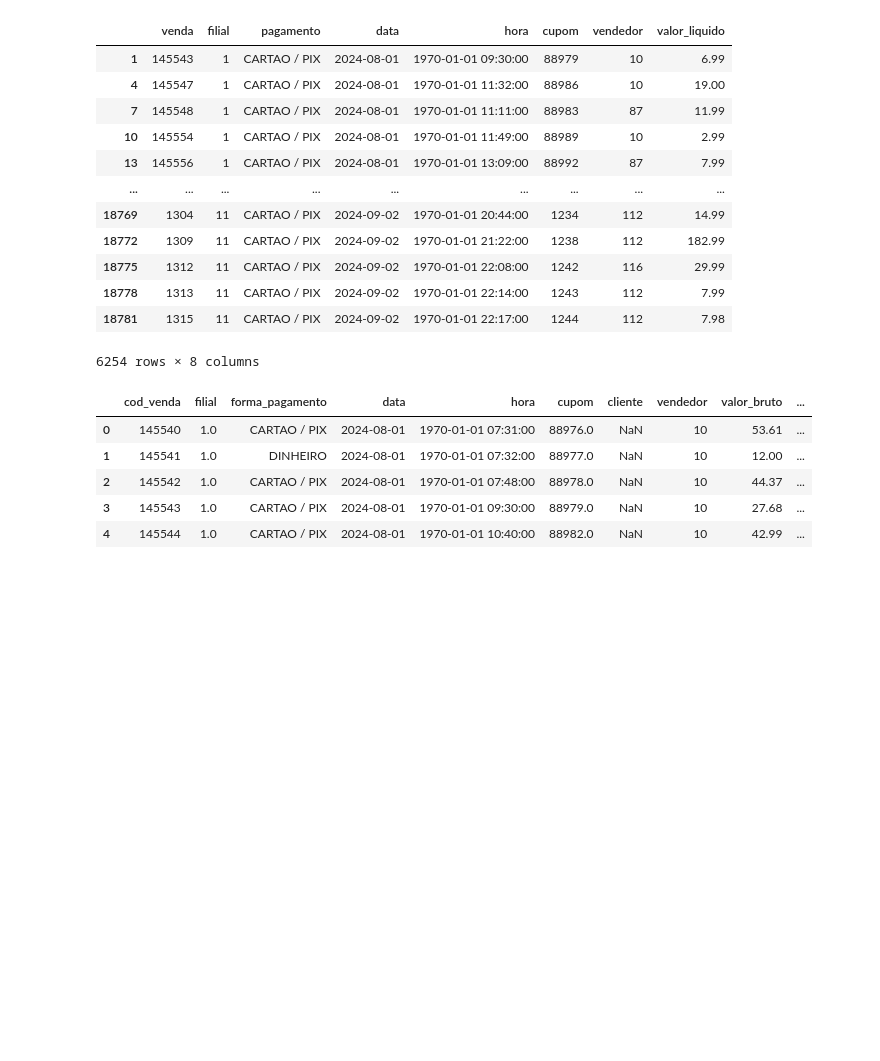
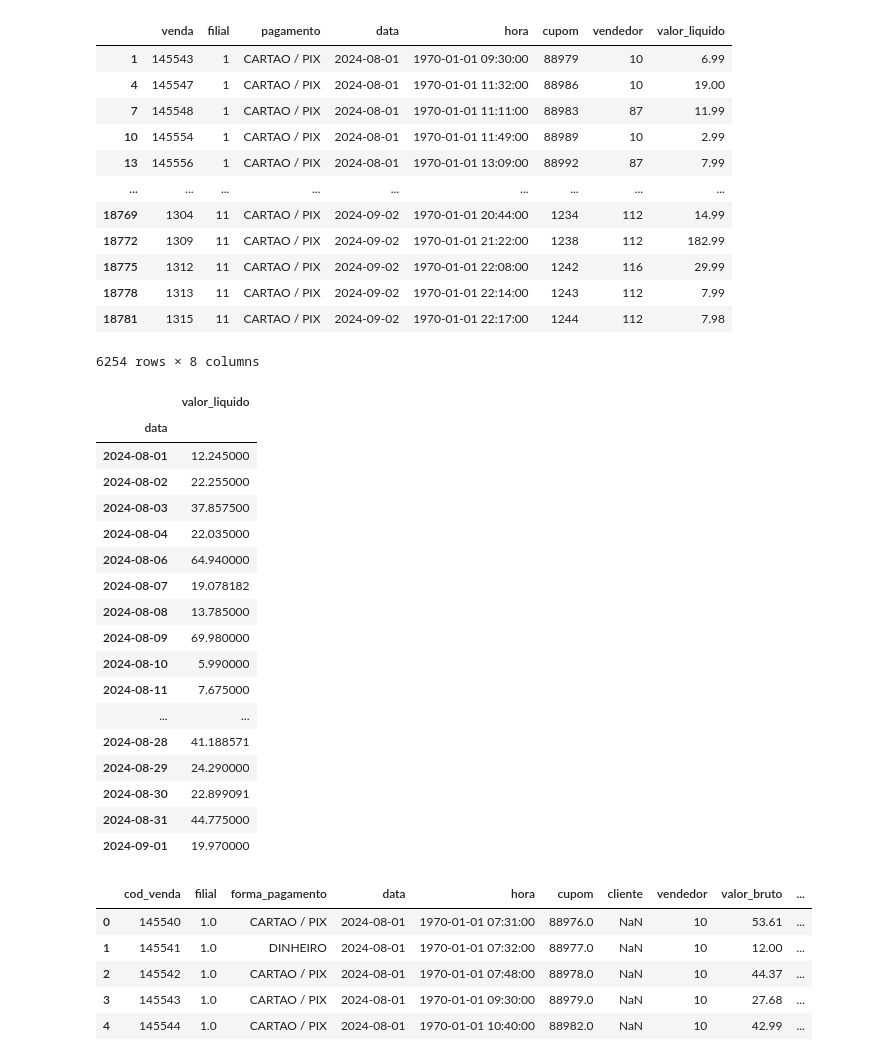
Before and after one commit to emersonsoaressc/spx, a Jupyter notebook: project_estoque.ipynb, the cells around one changed output. Saved outputs shown, nothing was run; the diff lists cells and outputs as text; code cells hidden in the pictures; blank space fills up the shorter version.

```diff
--- a/project_estoque.ipynb
+++ b/project_estoque.ipynb
@@ -39,3 +39,26 @@ df_grupo
 | 18778 | 1313 | 11 | CARTAO / PIX | 2024-09-02 | 1970-01-01 22:14:00 | 1243 | 112 | 7.99 |
 | 18781 | 1315 | 11 | CARTAO / PIX | 2024-09-02 | 1970-01-01 22:17:00 | 1244 | 112 | 7.98 |
 6254 rows × 8 columns
+# %%
+vendedor = df_grupo.query('vendedor == 10')
+df2 = vendedor.groupby(['data'])
+df2[['valor_liquido']].sum() / df2[['valor_liquido']].count()
+# %% [output]
+|  | valor_liquido |
+| data |  |
+| 2024-08-01 | 12.245000 |
+| 2024-08-02 | 22.255000 |
+| 2024-08-03 | 37.857500 |
+| 2024-08-04 | 22.035000 |
+| 2024-08-06 | 64.940000 |
+| 2024-08-07 | 19.078182 |
+| 2024-08-08 | 13.785000 |
+| 2024-08-09 | 69.980000 |
+| 2024-08-10 | 5.990000 |
+| 2024-08-11 | 7.675000 |
+| ... | ... |
+| 2024-08-28 | 41.188571 |
+| 2024-08-29 | 24.290000 |
+| 2024-08-30 | 22.899091 |
+| 2024-08-31 | 44.775000 |
+| 2024-09-01 | 19.970000 |
```
Also changed, not shown: parts of 1 cell of this notebook, 1 other file.
